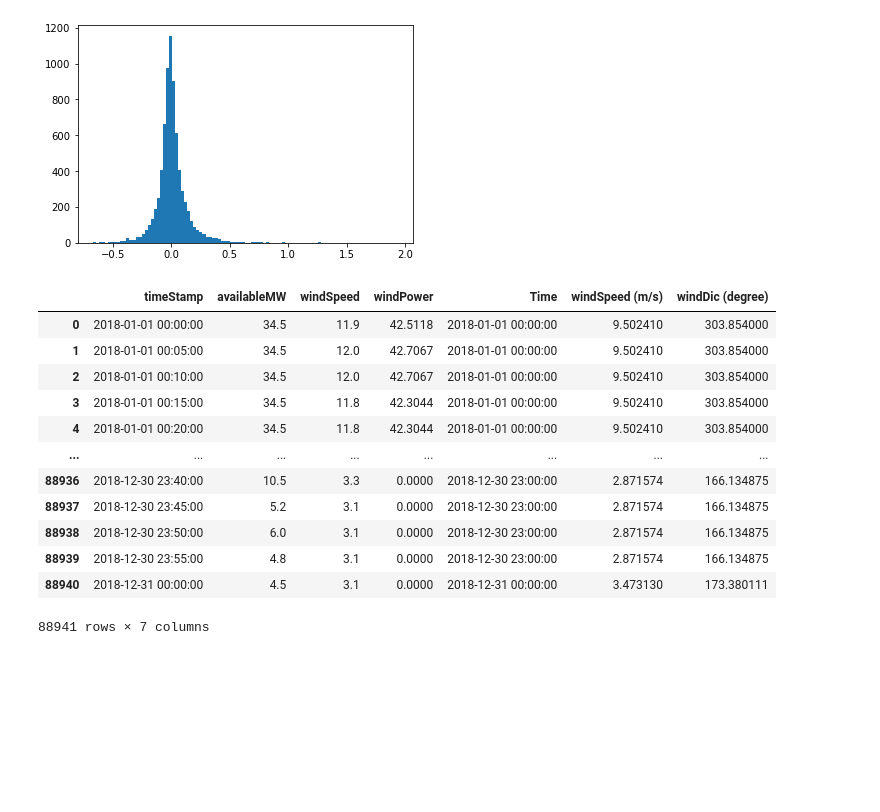
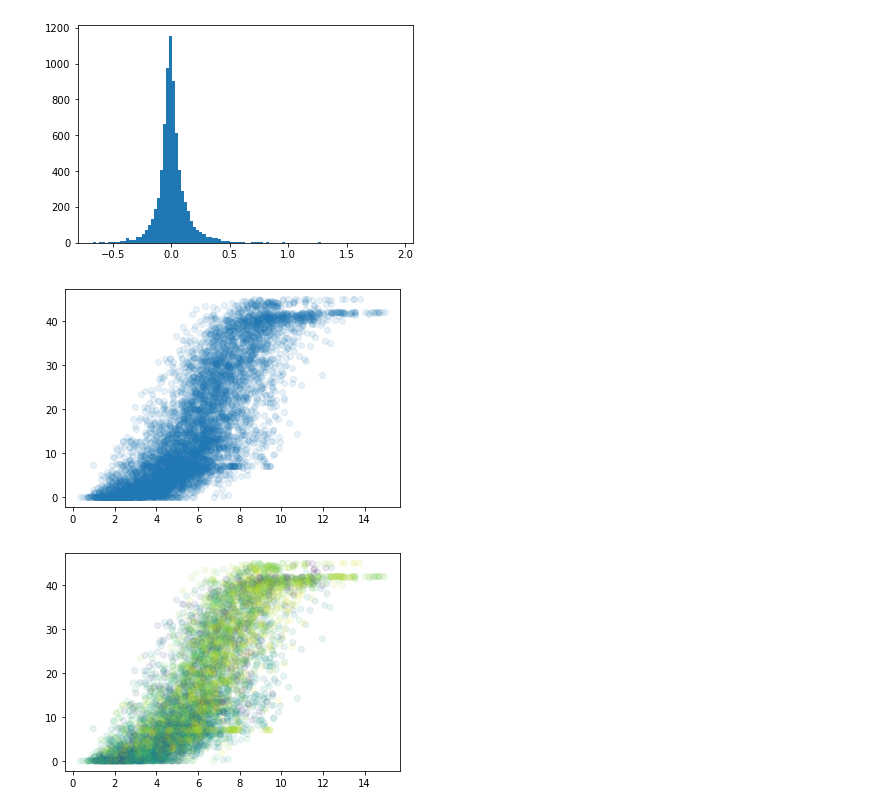
Before and after one commit to luis13d/Wind-energy, a Jupyter notebook: scripts/EDA.ipynb, the cells around one changed output. Cells and saved outputs as stored; diff of their text form; code cells hidden in the pictures; blank space fills up the shorter version.

Commit message:
Se agregan base de join

```diff
--- a/scripts/EDA.ipynb
+++ b/scripts/EDA.ipynb
@@ -190,26 +192,11 @@ measurement_1['hour'] = measurement_1['timeStamp'].dt.hour
 measurement_1['day'] = measurement_1['timeStamp'].dt.day
 measurement_1['month'] = measurement_1['timeStamp'].dt.month
 measurement_1['year'] = measurement_1['timeStamp'].dt.year
+measurement_1['minute'] = measurement_1['timeStamp'].dt.minute
 # %%
 join_df = pd.merge(measurement_1, forecast_1, how='left',
-                  on=['year', 'month', 'day', 'hour'])
+                  on=['year', 'month', 'day', 'hour', 'minute'])
 # %%
-join_df = join_df.drop(columns= ['year', 'month', 'day', 'hour'])
+join_df = join_df.drop(columns= ['year', 'month', 'day', 'hour', 'minute'])
 # %%
 join_df = join_df.drop(columns= ['speed_change', 'wind_change'])
-# %%
-join_df.groupby('')
-# %% [output]
-|  | timeStamp | availableMW | windSpeed | windPower | Time | windSpeed (m/s) | windDic (degree) |
-| 0 | 2018-01-01 00:00:00 | 34.5 | 11.9 | 42.5118 | 2018-01-01 00:00:00 | 9.502410 | 303.854000 |
-| 1 | 2018-01-01 00:05:00 | 34.5 | 12.0 | 42.7067 | 2018-01-01 00:00:00 | 9.502410 | 303.854000 |
-| 2 | 2018-01-01 00:10:00 | 34.5 | 12.0 | 42.7067 | 2018-01-01 00:00:00 | 9.502410 | 303.854000 |
-| 3 | 2018-01-01 00:15:00 | 34.5 | 11.8 | 42.3044 | 2018-01-01 00:00:00 | 9.502410 | 303.854000 |
-| 4 | 2018-01-01 00:20:00 | 34.5 | 11.8 | 42.3044 | 2018-01-01 00:00:00 | 9.502410 | 303.854000 |
-| ... | ... | ... | ... | ... | ... | ... | ... |
-| 88936 | 2018-12-30 23:40:00 | 10.5 | 3.3 | 0.0000 | 2018-12-30 23:00:00 | 2.871574 | 166.134875 |
-| 88937 | 2018-12-30 23:45:00 | 5.2 | 3.1 | 0.0000 | 2018-12-30 23:00:00 | 2.871574 | 166.134875 |
-| 88938 | 2018-12-30 23:50:00 | 6.0 | 3.1 | 0.0000 | 2018-12-30 23:00:00 | 2.871574 | 166.134875 |
-| 88939 | 2018-12-30 23:55:00 | 4.8 | 3.1 | 0.0000 | 2018-12-30 23:00:00 | 2.871574 | 166.134875 |
-| 88940 | 2018-12-31 00:00:00 | 4.5 | 3.1 | 0.0000 | 2018-12-31 00:00:00 | 3.473130 | 173.380111 |
-88941 rows × 7 columns
@@ -215,0 +205,13 @@ join_df.groupby('')
+# %%
+join_df_hourly = join_df.groupby('Time').mean().reset_index()
+# %%
+plt.scatter(join_df_hourly['windSpeed (m/s)'], join_df_hourly['windPower'], alpha=.1)
+plt.show()
+# %% [output]
+[figure, added]
+# %%
+plt.scatter(join_df_hourly['windSpeed (m/s)'], join_df_hourly['windPower'],
+            c=join_df_hourly['windDic (degree)'], alpha=.1)
+plt.show()
+# %% [output]
+[figure, added]
```
Also changed, not shown: parts of 7 cells of this notebook, 5 other files.
